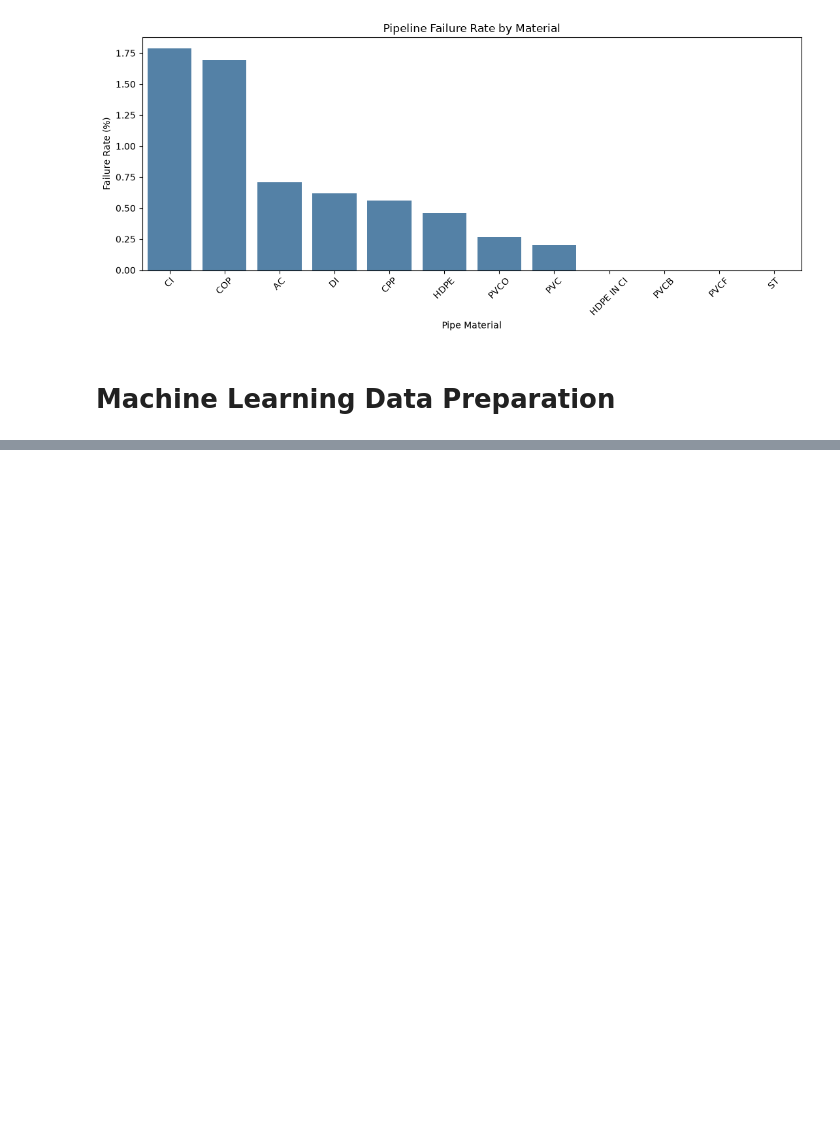
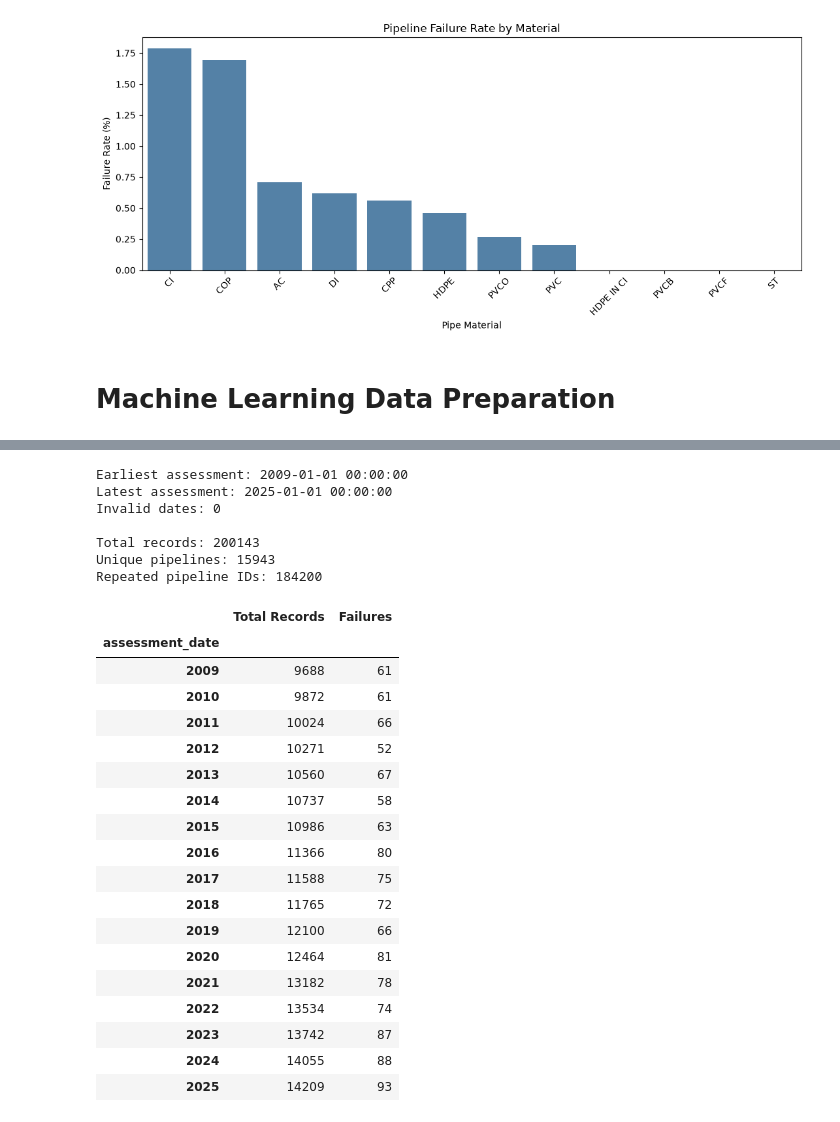
Before and after one commit to ShaimaaAlali8/PipeGuard-AI, a Jupyter notebook: PipeGuard_AI_Project.ipynb, the cells around one changed output, grey strips where cells are left out. Saved outputs shown, nothing was run; the diff lists cells and outputs as text; code cells hidden in the pictures; blank space fills up the shorter version.

```diff
--- a/PipeGuard_AI_Project.ipynb
+++ b/PipeGuard_AI_Project.ipynb
@@ -522,0 +556,56 @@ plt.show()
+# %%
+#Check Assessment Dates and Pipeline IDs
+
+# Convert assessment dates to datetime
+df_model["assessment_date"] = pd.to_datetime(
+    df_model["assessment_date"],
+    errors="coerce"
+)
+
+# Check the assessment period
+print("Earliest assessment:", df_model["assessment_date"].min())
+print("Latest assessment:", df_model["assessment_date"].max())
+print("Invalid dates:", df_model["assessment_date"].isna().sum())
+
+# Check unique and repeated pipelines
+print("\nTotal records:", len(df_model))
+print("Unique pipelines:", df_model["pipe_id"].nunique())
+print("Repeated pipeline IDs:", df_model.duplicated("pipe_id").sum())
+
+# Examine records and failures by assessment year
+yearly_summary = (
+    df_model.groupby(df_model["assessment_date"].dt.year)
+    ["failure_next_12_months"]
+    .agg(["size", "sum"])
+)
+
+yearly_summary.columns = ["Total Records", "Failures"]
+
+display(yearly_summary)
+# %% [output]
+Earliest assessment: 2009-01-01 00:00:00
+Latest assessment: 2025-01-01 00:00:00
+Invalid dates: 0
+
+Total records: 200143
+Unique pipelines: 15943
+Repeated pipeline IDs: 184200
+|  | Total Records | Failures |
+| assessment_date |  |  |
+| 2009 | 9688 | 61 |
+| 2010 | 9872 | 61 |
+| 2011 | 10024 | 66 |
+| 2012 | 10271 | 52 |
+| 2013 | 10560 | 67 |
+| 2014 | 10737 | 58 |
+| 2015 | 10986 | 63 |
+| 2016 | 11366 | 80 |
+| 2017 | 11588 | 75 |
+| 2018 | 11765 | 72 |
+| 2019 | 12100 | 66 |
+| 2020 | 12464 | 81 |
+| 2021 | 13182 | 78 |
+| 2022 | 13534 | 74 |
+| 2023 | 13742 | 87 |
+| 2024 | 14055 | 88 |
+| 2025 | 14209 | 93 |
```
Also changed, not shown: parts of 42 cells of this notebook, 4 other files.
